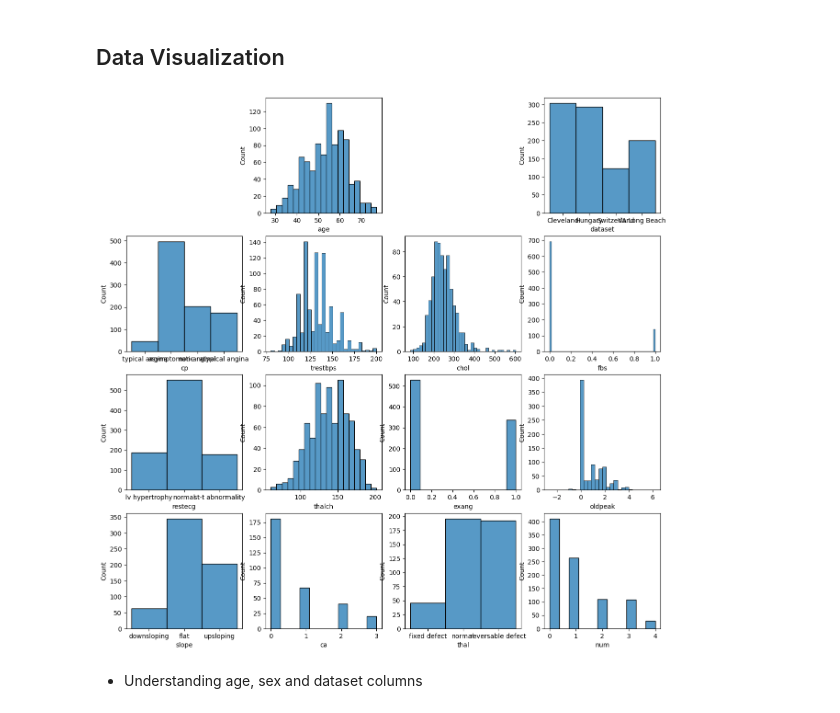
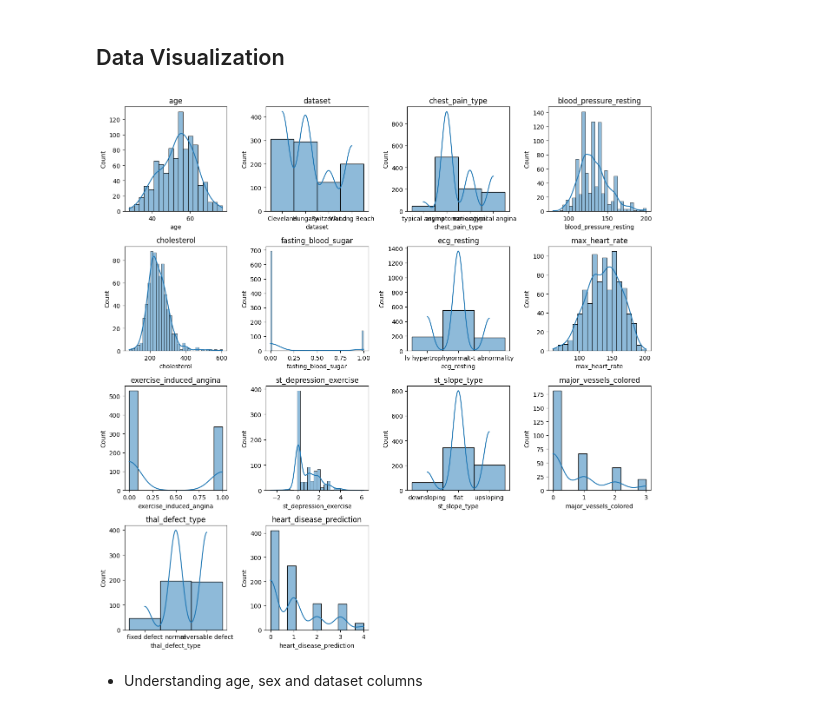
Before and after one commit to PaoloWalsh/medical-diagnosis-aid, a Jupyter notebook: eda/heart_data_analysis.ipynb, the cells around one changed output. Saved outputs shown, nothing was run; the diff lists cells and outputs as text; code cells hidden in the pictures.

```diff
--- a/eda/heart_data_analysis.ipynb
+++ b/eda/heart_data_analysis.ipynb
@@ -6,7 +6,7 @@ import seaborn as sns
 # %% [markdown]
 ## Data Understanding
 # %%
-df = pd.read_csv('../data/heart_disease_uci.csv')
+df = pd.read_csv('../data/heart_disease_uci.csv', index_col = 'id')
 df.info()
 df.shape
 # %% [output]
@@ -51,0 +60,16 @@ df.describe().T
+# %%
+df.rename(columns={
+    'cp': 'chest_pain_type',
+    'trestbps': 'blood_pressure_resting',
+    'chol': 'cholesterol',
+    'fbs': 'fasting_blood_sugar',
+    'restecg': 'ecg_resting',
+    'thalch': 'max_heart_rate',
+    'exang': 'exercise_induced_angina',
+    'oldpeak': 'st_depression_exercise',
+    'slope': 'st_slope_type',
+    'ca': 'major_vessels_colored',
+    'thal': 'thal_defect_type',
+    'num': 'heart_disease_prediction'
+}, inplace=True)
+df.columns
@@ -52,21 +83,24 @@ df.describe().T
 # %% [markdown]
 ## Handle Missing data
 # %%
-#since it is impossimble to have a cholesterol level of 0, we will replace 0 with NaN
-df['chol'] = df['chol'].replace(0, np.nan)
-df['trestbps'] = df['trestbps'].replace(0, np.nan)
+df['cholesterol'] = df['cholesterol'].replace(0, np.nan)
+df['blood_pressure_resting'] = df['blood_pressure_resting'].replace(0, np.nan)
 # %% [markdown]
 ## Data Visualization
 # %%
-plt.figure(figsize=(15,15))
+plt.figure(figsize=(13, 13))
 
-for i, col in enumerate(df.columns):
-    if col == 'Outcome' or col == 'id' or col == 'sex':
-        continue
-    plt.subplot(4, 4, i+ 1)
-    sns.histplot(x=col, data=df)
+columns_to_plot = [col for col in df.columns if col not in ['id', 'sex']]
+
+for i, col in enumerate(columns_to_plot):
+    plt.subplot(4, 4, i + 1)
+    sns.histplot(x=col, data=df, kde=True)
+    plt.title(col)
+
+plt.tight_layout()
+plt.show()
 # %% [output]
-[figure, old version]
+[figure, new version]
 # %% [markdown]
 - Understanding age, sex and dataset columns
 # %%
```
Also changed, not shown: parts of 31 cells of this notebook.
